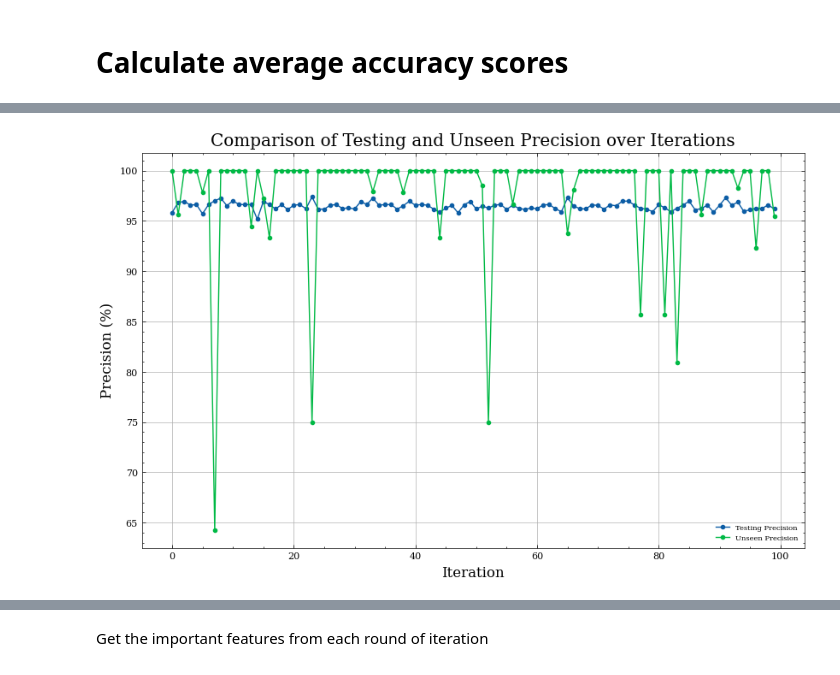
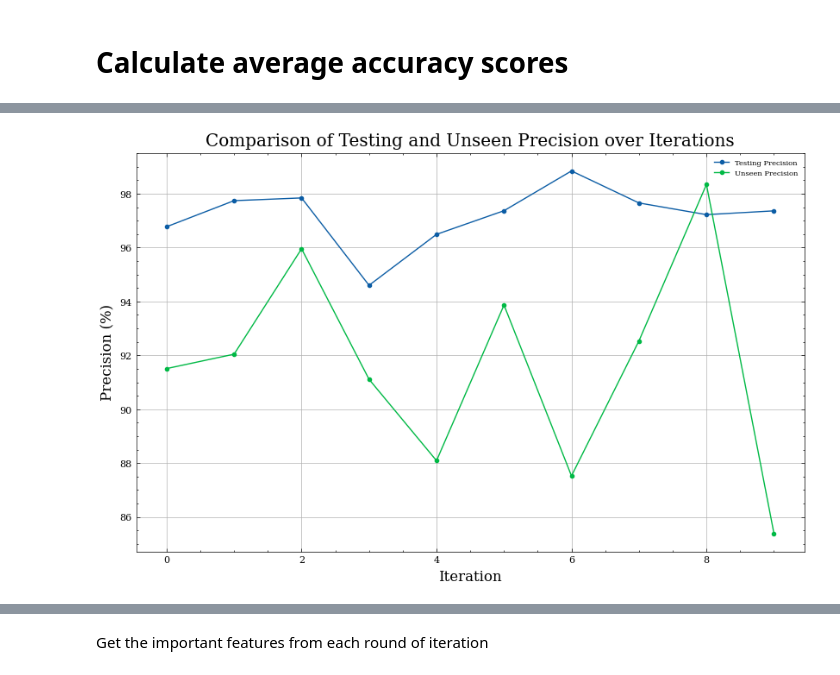
Before and after one commit to chensun96/WebMonetize, a Jupyter notebook: code/classification/classification_analysis.ipynb, the cells around one changed output, grey strips where cells are left out. Drawn from its saved outputs; the diff is of its cells as text; code cells hidden in the pictures.

```diff
--- a/code/classification/classification_analysis.ipynb
+++ b/code/classification/classification_analysis.ipynb
@@ -41,18 +41,22 @@ fm.findfont("serif", rebuild_if_missing=False)
 # calculate different in each iteration
 RESULT_DIR = "../../output/results/aff_ads_graph_level_fullGraph"
 # %%
-iteration = 100
+# seen domain testing with default threshold (0.5)
+
+iteration = 10
 accuracy_results = {}
 precision_results = {}
 recall_results = {}
+f1_score_results = {}
 
 for i in range(iteration):
-    unseen_accuracy_path = f"/home/data/chensun/affi_project/purl/output/results/02_28_uniform_Kfold_CV_AFF_OTHERS_allF/phase1/{i}/with_model"
-    testing_accuracy_path = f"/home/data/chensun/affi_project/purl/output/results/02_28_uniform_Kfold_CV_AFF_OTHERS_allF/phase1/{i}"
+    unseen_accuracy_path = f"/home/data/chensun/affi_project/purl/output/results/05_08_yt_threshold=0.5_undersampling_5fold_CV_reducedF/phase1/{i}/with_model_0.3"
+    testing_accuracy_path = f"/home/data/chensun/affi_project/purl/output/results/05_08_yt_threshold=0.5_undersampling_5fold_CV_reducedF/phase1/{i}"
 
     accuracy_dict = {}
     precision_dict = {}
     recall_dict = {}
+    f1_score_dict = {}
 
     # Parse accuracy from testing accuracy file
     with open(os.path.join(testing_accuracy_path, "accuracy")) as f:
@@ -72,6 +76,13 @@ for i in range(iteration):
                 recall = float(recall_str)
                 recall_dict["Testing_Recall"] = recall
 
+    # Compute F1 score for testing data
+    if "Testing_Precision" in precision_dict and "Testing_Recall" in recall_dict:
+        P = precision_dict["Testing_Precision"]
+        R = recall_dict["Testing_Recall"]
+        f1_score_dict["Testing_F1_Score"] = 2 * (P * R) / (P + R) if (P + R) != 0 else 0
+
+
     # Parse accuracy from unseen accuracy file
     with open(os.path.join(unseen_accuracy_path, "classification_metrics.txt")) as f:
         lines = f.readlines()
@@ -83,19 +94,29 @@ for i in range(iteration):
             elif "Precision" in line:
                 precision = line.split(":")[1].strip().replace("%", "")
                 precision = float(precision) * 100.0
-                precision_dict["Unseen_Percision"] = precision
+                precision_dict["Unseen_Precision"] = precision
             elif "Recall" in line:
                 recall = line.split(":")[1].strip().replace("%", "")
                 recall = float(recall) * 100.0
                 recall_dict["Unseen_Recall"] = recall
 
+    # Compute F1 score for unseen data
+    if "Unseen_Precision" in precision_dict and "Unseen_Recall" in recall_dict:
+        P = precision_dict["Unseen_Precision"]
+        R = recall_dict["Unseen_Recall"]
+        f1_score_dict["Unseen_F1_Score"] = 2 * (P * R) / (P + R) if (P + R) != 0 else 0
+
+
     accuracy_results[i] = accuracy_dict
     precision_results[i] = precision_dict
     recall_results[i] = recall_dict
+    f1_score_results[i] = f1_score_dict
+
 
 # Now accuracy_results is a dictionary where each key is an iteration number
 # and the corresponding value is a dictionary containing testing and unseen accuracy
 print(accuracy_results)
 print(precision_results)
 print(recall_results)
+print(f1_score_results)
 # %% [output]
@@ -167,27 +309,27 @@ plt.show()
 # %%
 # comparison between Testing Precision and Unseen Precision for each iteration
 iterations = list(precision_results.keys())
 testing_percision = [precision_results[i]['Testing_Precision'] for i in iterations]
-unseen_percision = [precision_results[i]['Unseen_Percision'] for i in iterations]
+unseen_percision = [precision_results[i]['Unseen_Precision'] for i in iterations]
 
 # Create the plot
 plt.figure(figsize=(10, 6))
 plt.plot(iterations, testing_percision, label='Testing Precision', marker='o')
 plt.plot(iterations, unseen_percision, label='Unseen Precision', marker='o')
 
 # Add labels and title
 plt.xlabel('Iteration')
 plt.ylabel('Precision (%)')
 plt.title('Comparison of Testing and Unseen Precision over Iterations')
 
 # Add legend
 plt.legend()
 
 # Show plot
 plt.grid(True)
 plt.show()
 # %% [output]
-[figure, old version]
+[figure, new version]
 # %%
 # comparison between Testing Precision and Unseen Precision for each iteration
 iterations = list(recall_results.keys())
```
Also changed, not shown: parts of 18 cells of this notebook, 19 other files.
